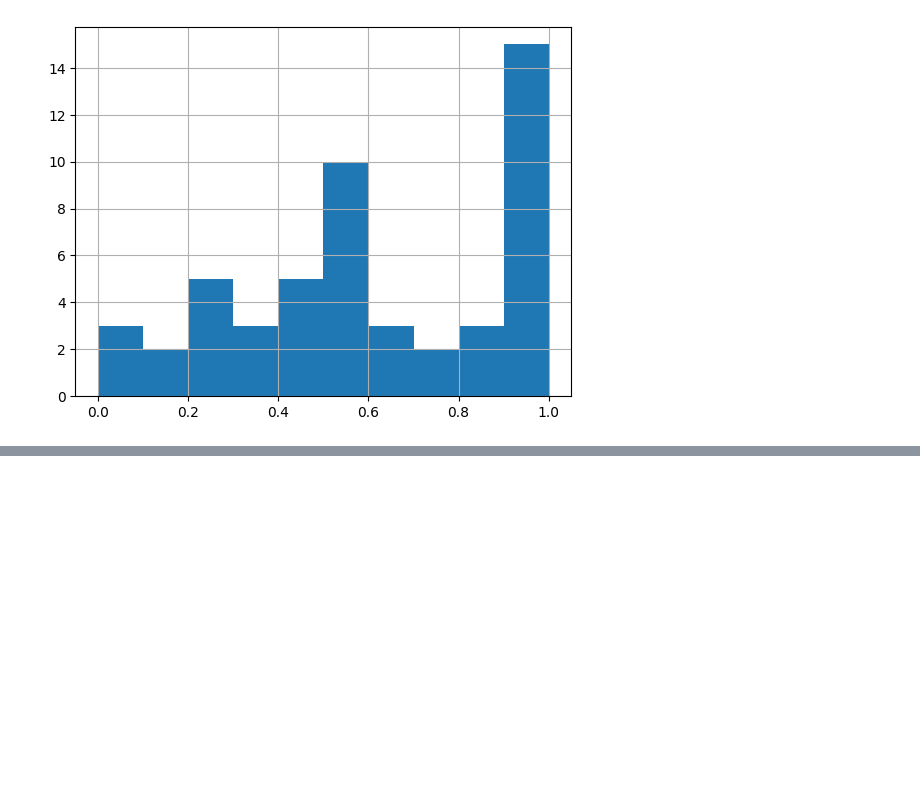
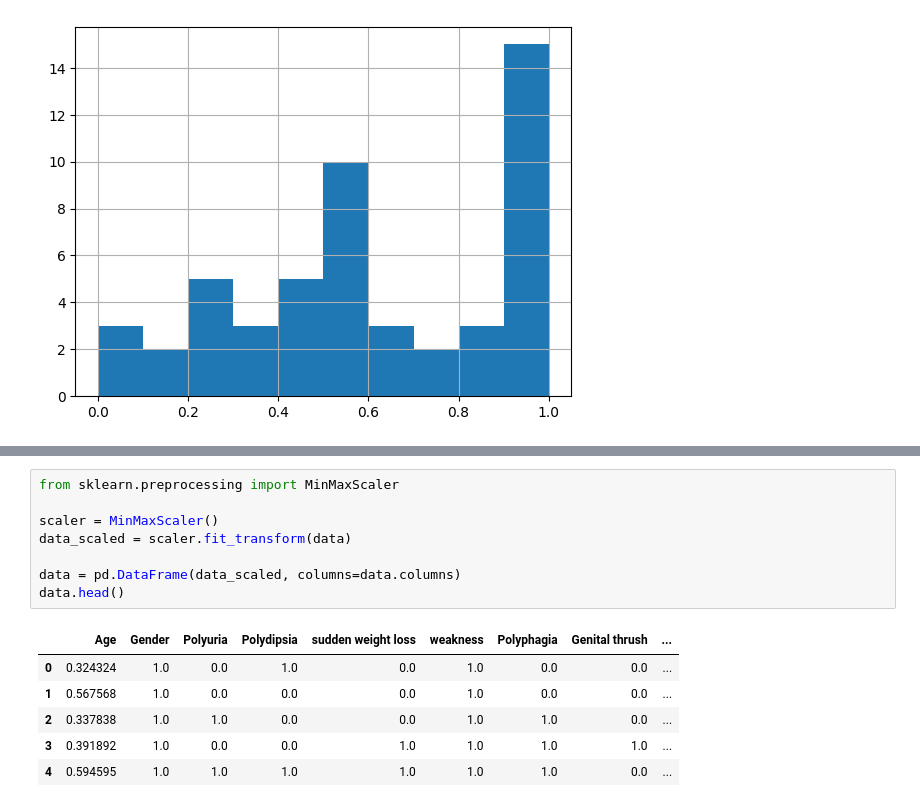
Before and after one commit to rique-git/data-science, a Jupyter notebook: diabetes_risk_prediction/data_analysis.ipynb, the cells around one changed output, grey strips where cells are left out. Cells and saved outputs as stored; diff of their text form; blank space fills up the shorter version.

Commit message:
scale and model prediction

```diff
--- a/diabetes_risk_prediction/data_analysis.ipynb
+++ b/diabetes_risk_prediction/data_analysis.ipynb
@@ -142,0 +152,15 @@ pivot_result["class"].hist()
+# %%
+from sklearn.preprocessing import MinMaxScaler
+
+scaler = MinMaxScaler()
+data_scaled = scaler.fit_transform(data)
+
+data = pd.DataFrame(data_scaled, columns=data.columns)
+data.head()
+# %% [output]
+|  | Age | Gender | Polyuria | Polydipsia | sudden weight loss | weakness | Polyphagia | Genital thrush | ... |
+| 0 | 0.324324 | 1.0 | 0.0 | 1.0 | 0.0 | 1.0 | 0.0 | 0.0 | ... |
+| 1 | 0.567568 | 1.0 | 0.0 | 0.0 | 0.0 | 1.0 | 0.0 | 0.0 | ... |
+| 2 | 0.337838 | 1.0 | 1.0 | 0.0 | 0.0 | 1.0 | 1.0 | 0.0 | ... |
+| 3 | 0.391892 | 1.0 | 0.0 | 0.0 | 1.0 | 1.0 | 1.0 | 1.0 | ... |
+| 4 | 0.594595 | 1.0 | 1.0 | 1.0 | 1.0 | 1.0 | 1.0 | 0.0 | ... |
```
Also changed, not shown: parts of 2 cells of this notebook.
